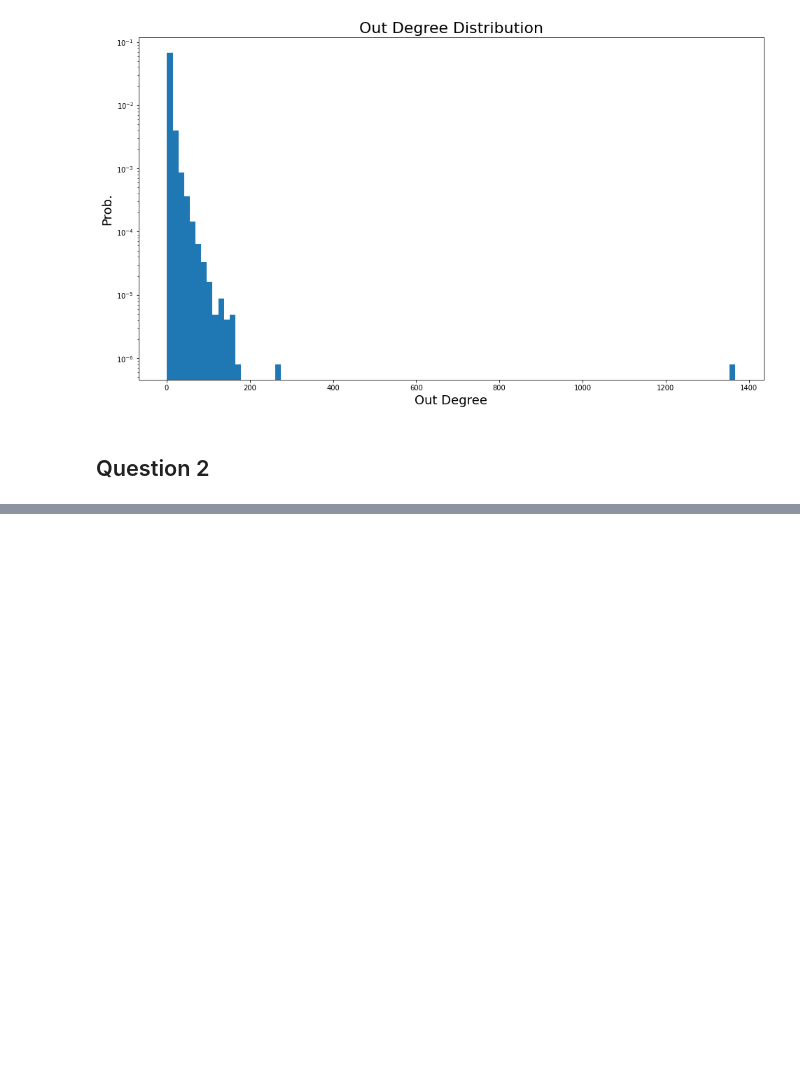
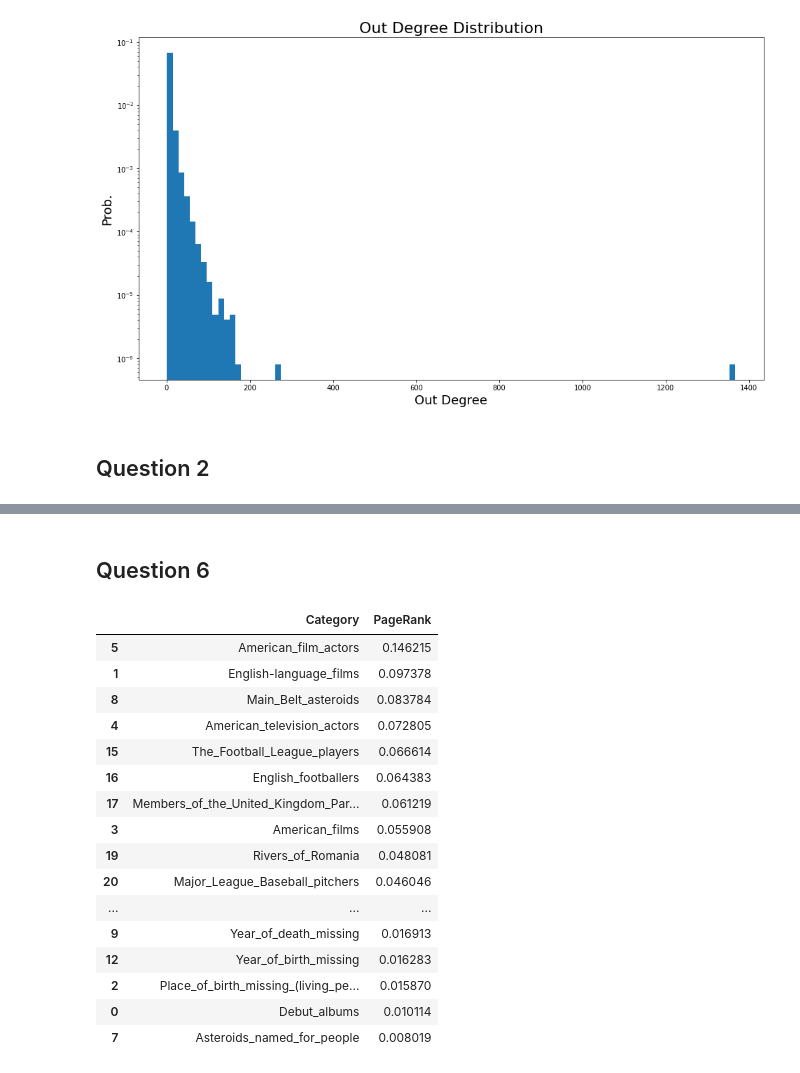
Before and after one commit to nicolac1999/ADM-HW5, a Jupyter notebook: hm5_29_12.ipynb, the cells around one changed output, grey strips where cells are left out. Cells and saved outputs as stored; diff of their text form; code cells hidden in the pictures; blank space fills up the shorter version.

```diff
--- a/hm5_29_12.ipynb
+++ b/hm5_29_12.ipynb
@@ -397,0 +602,24 @@ G.bfs(95, 2, True)
+# %% [markdown]
+## Question 6
+# %%
+G = HWGraph(df_edges, category_df=df_article_category, names_df=df_names) #TEMP
+# %%
+G.category_rank()
+# %% [output]
+|  | Category | PageRank |
+| 5 | American_film_actors | 0.146215 |
+| 1 | English-language_films | 0.097378 |
+| 8 | Main_Belt_asteroids | 0.083784 |
+| 4 | American_television_actors | 0.072805 |
+| 15 | The_Football_League_players | 0.066614 |
+| 16 | English_footballers | 0.064383 |
+| 17 | Members_of_the_United_Kingdom_Par... | 0.061219 |
+| 3 | American_films | 0.055908 |
+| 19 | Rivers_of_Romania | 0.048081 |
+| 20 | Major_League_Baseball_pitchers | 0.046046 |
+| ... | ... | ... |
+| 9 | Year_of_death_missing | 0.016913 |
+| 12 | Year_of_birth_missing | 0.016283 |
+| 2 | Place_of_birth_missing_(living_pe... | 0.015870 |
+| 0 | Debut_albums | 0.010114 |
+| 7 | Asteroids_named_for_people | 0.008019 |
```
Also changed, not shown: parts of 21 cells of this notebook.
